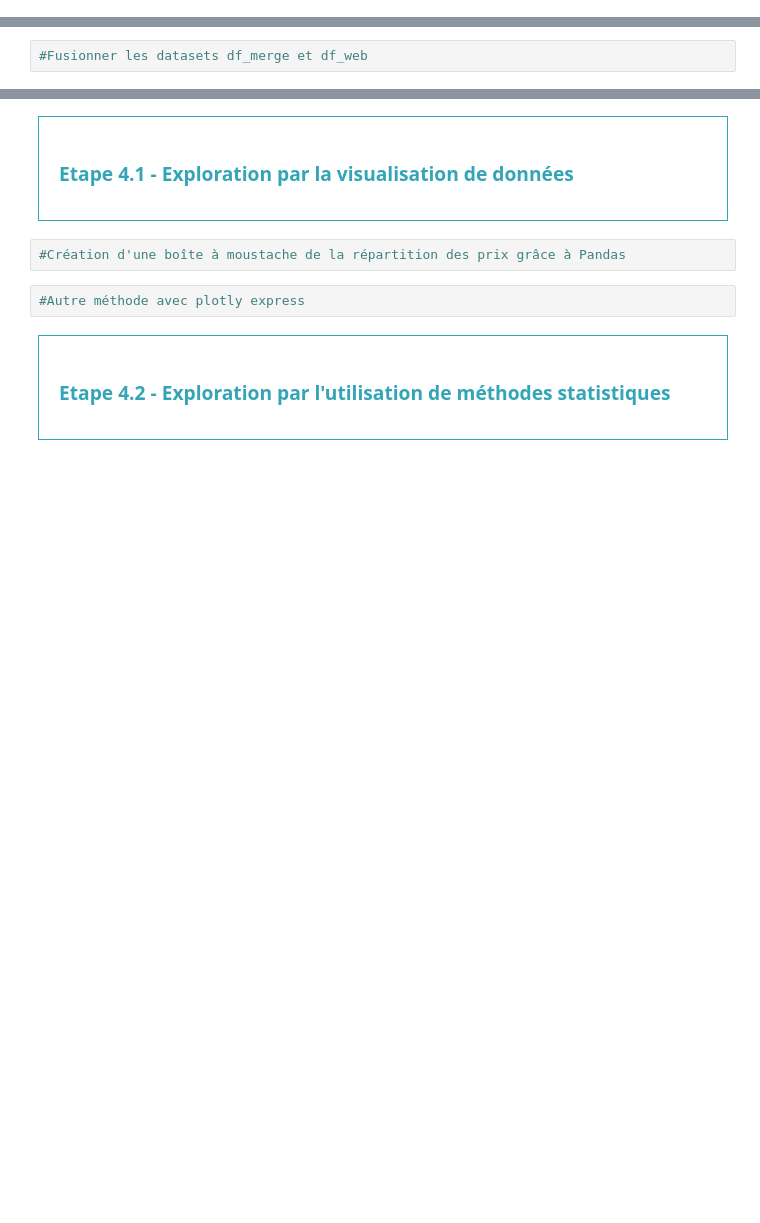
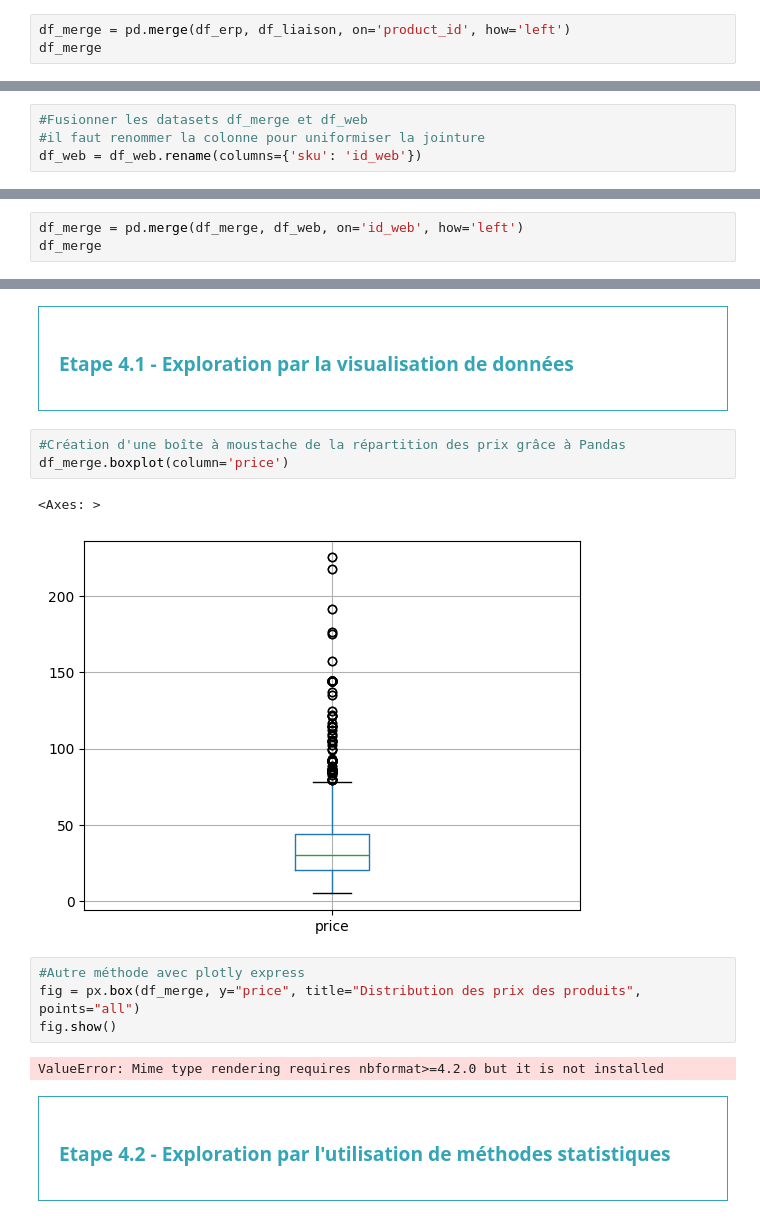
Before and after one commit to ziedbelhocine/Cours-OC, a Jupyter notebook: Data_Analyst/Projet_6/Template-Notebook-Bottleneck(1).ipynb, the cells around one changed output, grey strips where cells are left out. Saved outputs shown, nothing was run; the diff lists cells and outputs as text; blank space fills up the shorter version.

```diff
--- a/Data_Analyst/Projet_6/Template-Notebook-Bottleneck(1).ipynb
+++ b/Data_Analyst/Projet_6/Template-Notebook-Bottleneck(1).ipynb
@@ -554,0 +749,3 @@ Name: sku, Length: 1513, dtype: bool
+# %%
+df_merge = pd.merge(df_erp, df_liaison, on='product_id', how='left')
+df_merge
@@ -558,5 +769,7 @@ Name: sku, Length: 1513, dtype: bool
 </div>
 # %%
 #Fusionner les datasets df_merge et df_web
+#il faut renommer la colonne pour uniformiser la jointure
+df_web = df_web.rename(columns={'sku': 'id_web'})
 # %%
 #Avons-nous des lignes sans correspondance?
@@ -562,0 +783,3 @@ Name: sku, Length: 1513, dtype: bool
+# %%
+df_merge = pd.merge(df_merge, df_web, on='id_web', how='left')
+df_merge
@@ -570,8 +807,16 @@ Name: sku, Length: 1513, dtype: bool
 </div>
 # %%
 #Création d'une boîte à moustache de la répartition des prix grâce à Pandas
+df_merge.boxplot(column='price')
+# %% [output]
+<Axes: >
+[figure, added]
 # %%
 #Autre méthode avec plotly express
+fig = px.box(df_merge, y="price", title="Distribution des prix des produits", points="all")
+fig.show()
+# %% [output]
+ValueError: Mime type rendering requires nbformat>=4.2.0 but it is not installed
 # %% [markdown]
 <div style="border: 1px solid RGB(51,165,182);" >
 <h3 style="margin: auto; padding: 20px; color: RGB(51,165,182); ">Etape 4.2 - Exploration par l'utilisation de méthodes statistiques</h3>
```
Also changed, not shown: parts of 51 cells of this notebook, 1 other file.
